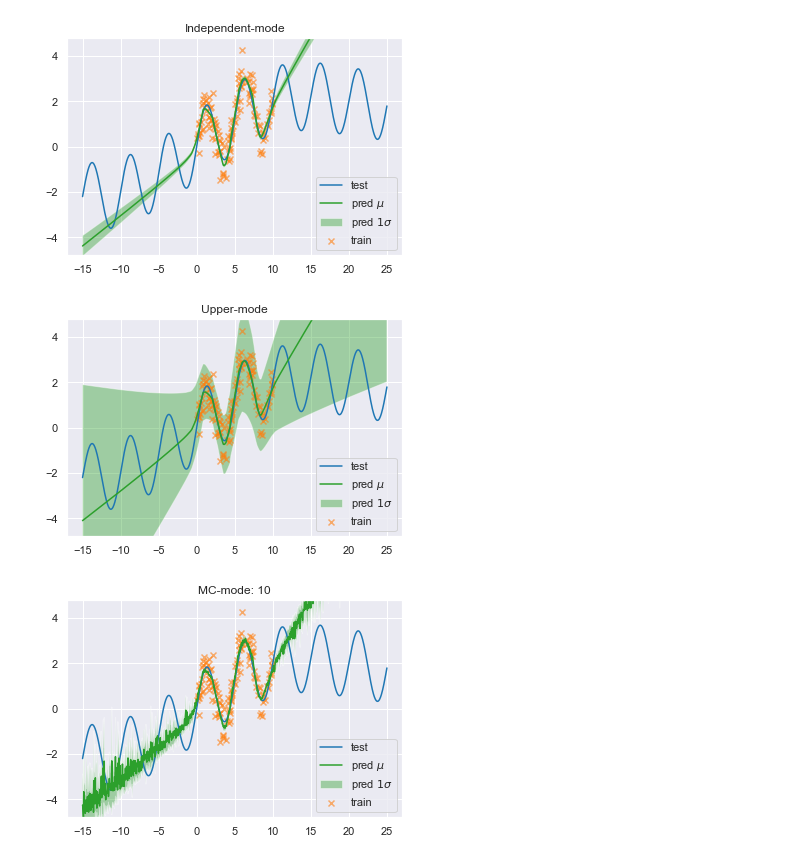
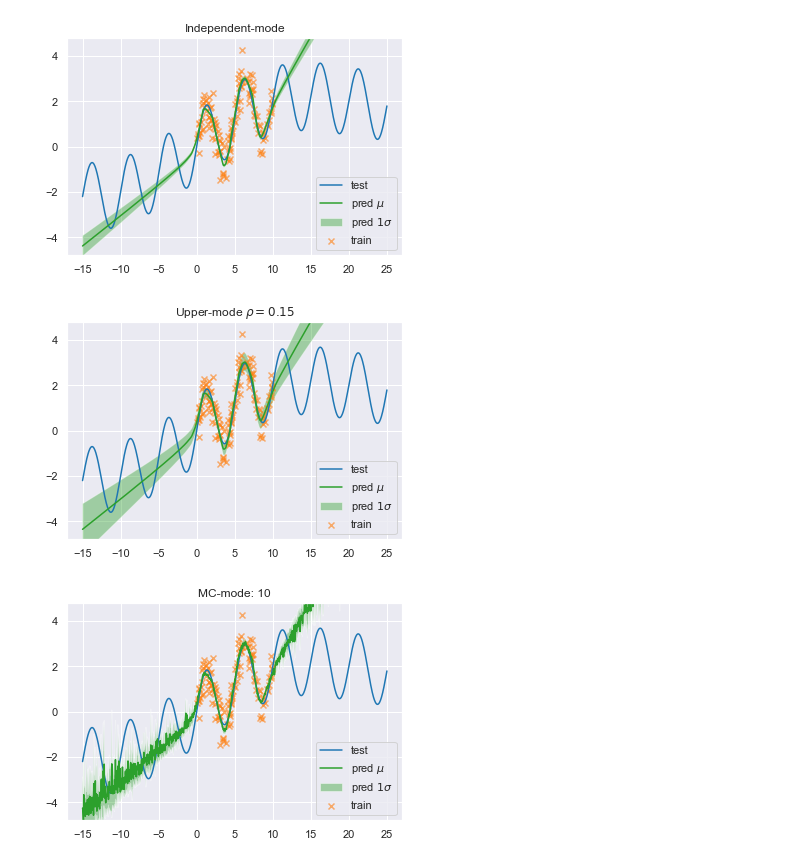
Before and after one commit to gigo-gigo/VPBNN_partial, a Jupyter notebook: nn2vpbnn_nn_regression.ipynb, the cells around one changed output. Drawn from its saved outputs; the diff is of its cells as text; code cells hidden in the pictures.

Commit message:
update upper-mode with rho

```diff
--- a/nn2vpbnn_nn_regression.ipynb
+++ b/nn2vpbnn_nn_regression.ipynb
@@ -88,11 +88,11 @@ model.compile(loss="mean_squared_error", optimizer=keras.optimizers.Adam())
 
 scaler = StandardScaler()
 scaler.fit(X_train.reshape(-1, 1))
-model.fit(scaler.transform(X_train.reshape(-1, 1)), y_train,
+model.fit(scaler.transform(X_train.reshape(-1, 1)), y_train.reshape(-1, 1),
           batch_size=batch_size,
           epochs=epochs,
           verbose=1,
-          validation_data=(scaler.transform(X_val.reshape(-1, 1)), y_val),
+          validation_data=(scaler.transform(X_val.reshape(-1, 1)), y_val.reshape(-1, 1)),
           callbacks=[es])
 # %% [output]
 Train on 128 samples, validate on 512 samples
@@ -167,25 +167,26 @@ fig.savefig("img/regression_independent-mode.pdf", bbox_inches="tight")
 # %% [output]
 [figure]
 # %%
-vmodel = nn2vpbnn(model, variance_mode=3)  # upper-mode
+rho = 0.15
+vmodel = nn2vpbnn(model, variance_mode=3, rho=rho)  # upper-mode
 
 pred_mean, pred_var = vmodel.predict(scaler.transform(X_test.reshape(-1, 1)))
 pred_mean = pred_mean.ravel()
 pred_var = pred_var.ravel()
 
 fig, ax = plt.subplots()
 ax.plot(X_test, y_test, color="tab:blue", label="test")
 ax.plot(X_test, pred_mean, color="tab:green", label="pred $\mu$")
 ax.fill_between(X_test, pred_mean + 1. * np.sqrt(pred_var), pred_mean - 1. * np.sqrt(pred_var), facecolor="tab:green", alpha=0.4, label="pred $1 \sigma$")
 ax.scatter(X_train, y_train, marker="x", c="tab:orange", alpha=0.6, label="train")
 # ax.set_xlabel(r"$x$")
 # ax.set_ylabel(r"$y$")
-ax.set_title("Upper-mode")
+ax.set_title(r"Upper-mode $\rho={0}$".format(rho))
 ax.set_ylim(-4.8, 4.8)
 ax.legend(loc="lower right")
 fig.savefig("img/regression_upper-mode.pdf", bbox_inches="tight")
 # %% [output]
-[figure, old version]
+[figure, new version]
 # %%
 vmodel = nn2vpbnn(model, variance_mode=4)  # MC-mode
 
```
Also changed, not shown: parts of 1 cell of this notebook, 1 other file.
